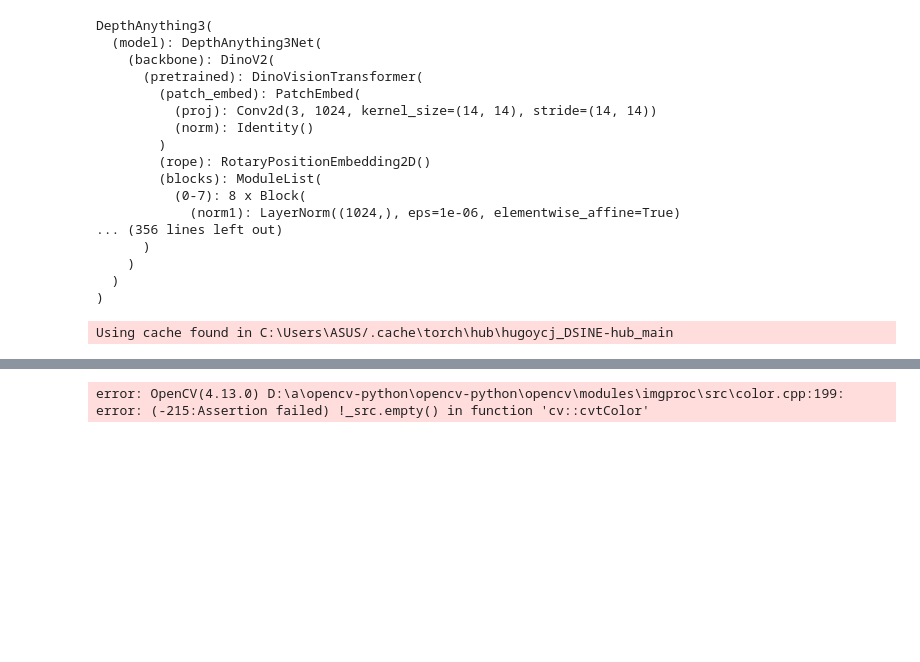
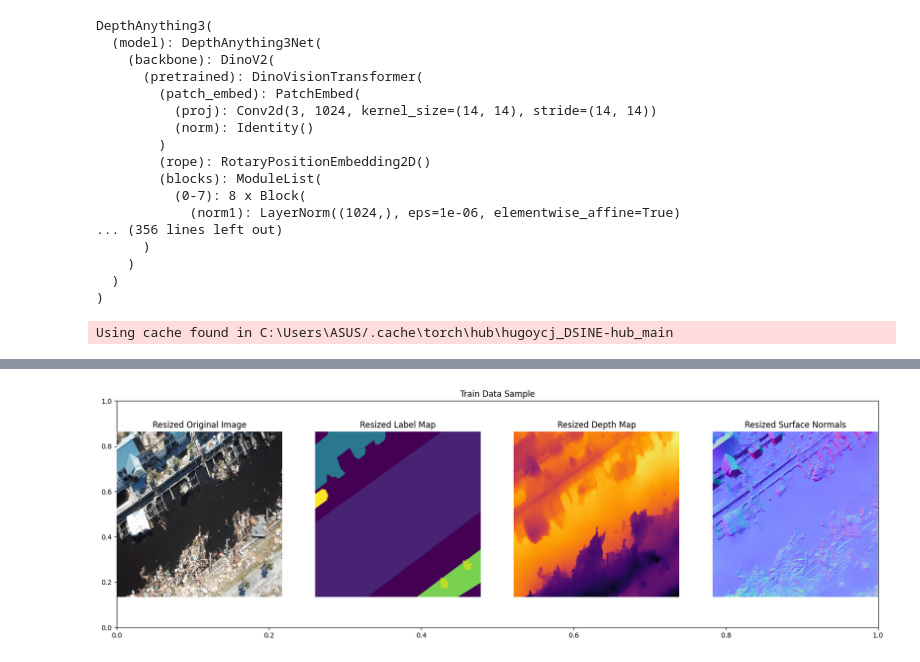
Before and after one commit to StanleyJo-37/ALASI---Disaster-Mapping, a Jupyter notebook: ai/training/1_create_additional_data.ipynb, the cells around one changed output, grey strips where cells are left out. Drawn from its saved outputs; the diff is of its cells as text; code cells hidden in the pictures; blank space fills up the shorter version.

```diff
--- a/ai/training/1_create_additional_data.ipynb
+++ b/ai/training/1_create_additional_data.ipynb
@@ -195,34 +228,42 @@ OSError: 409600 requested and 0 written
 # %%
-img = cv2.imread('data/RescueNet/train/train-resized-img/10778.jpg')
+img = cv2.imread('ai/data/RescueNet/train/train-resized-img/10778.jpg')
 img_rgb = cv2.cvtColor(img, cv2.COLOR_BGR2RGB)
-depth_img = cv2.imread('data/RescueNet/train/train-depthvis-img/10778_vis.png')
+depth_img = cv2.imread('data/new/train-depthvis-img/10778_vis.png')
 depth_img_rgb = cv2.cvtColor(depth_img, cv2.COLOR_BGR2RGB)
-label_img = cv2.imread('data/RescueNet/train/train-label-img/10778_lab.png', cv2.IMREAD_GRAYSCALE)
+label_img = cv2.imread('data/new/train-label-img/10778_lab.png', cv2.IMREAD_GRAYSCALE)
 resized_label_img = cv2.resize(label_img, (640, 640), cv2.INTER_NEAREST)
-normal_img = cv2.imread('data/RescueNet/train/train-normalvis-img/10778_normal_vis.png')
+normal_img = cv2.imread('data/new/train-normalvis-img/10778_normal_vis.png')
 normal_img_rgb = cv2.cvtColor(normal_img, cv2.COLOR_BGR2RGB)
 
 import matplotlib.pyplot as plt
 
 plt.figure(figsize=(20, 6))
 plt.title('Train Data Sample')
+
 plt.subplot(1, 4, 1)
 plt.title('Resized Original Image')
 plt.imshow(img_rgb)
+plt.axis('off')
 
 plt.subplot(1, 4, 2)
 plt.title('Resized Label Map')
 plt.imshow(resized_label_img)
+plt.axis('off')
 
 plt.subplot(1, 4, 3)
 plt.title('Resized Depth Map')
 plt.imshow(depth_img_rgb)
+plt.axis('off')
 
 plt.subplot(1, 4, 4)
 plt.title('Resized Surface Normals')
 plt.imshow(normal_img_rgb)
+plt.axis('off')
+
+plt.margins(0.1)
+plt.savefig('ai/sample/Training Sample Hallucinated Feature Maps.png')
 
 plt.show()
 # %% [output]
-error: OpenCV(4.13.0) D:\a\opencv-python\opencv-python\opencv\modules\imgproc\src\color.cpp:199: error: (-215:Assertion failed) !_src.empty() in function 'cv::cvtColor'
+[figure, added]
 # %%
```
Also changed, not shown: parts of 3 cells of this notebook, 4 other files.
